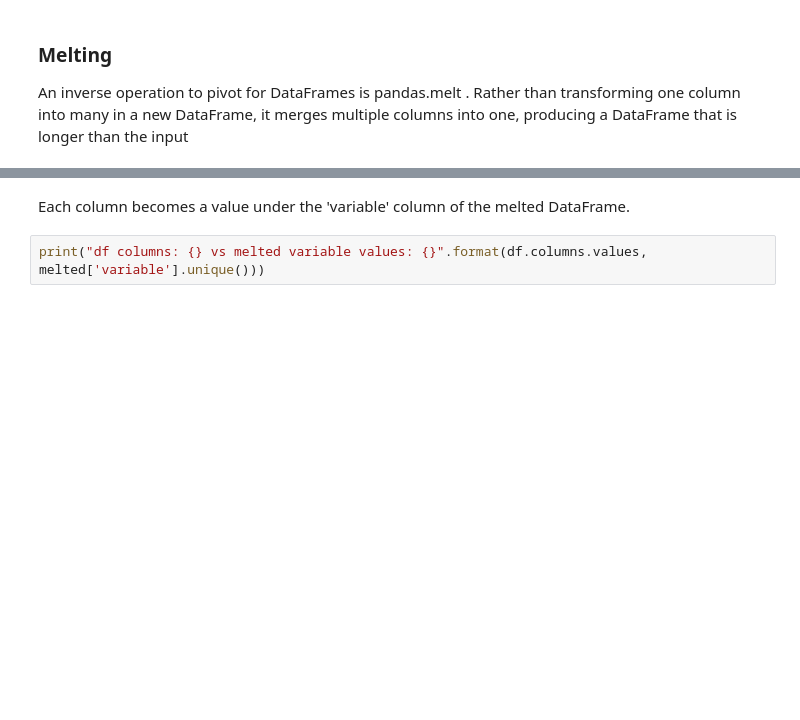
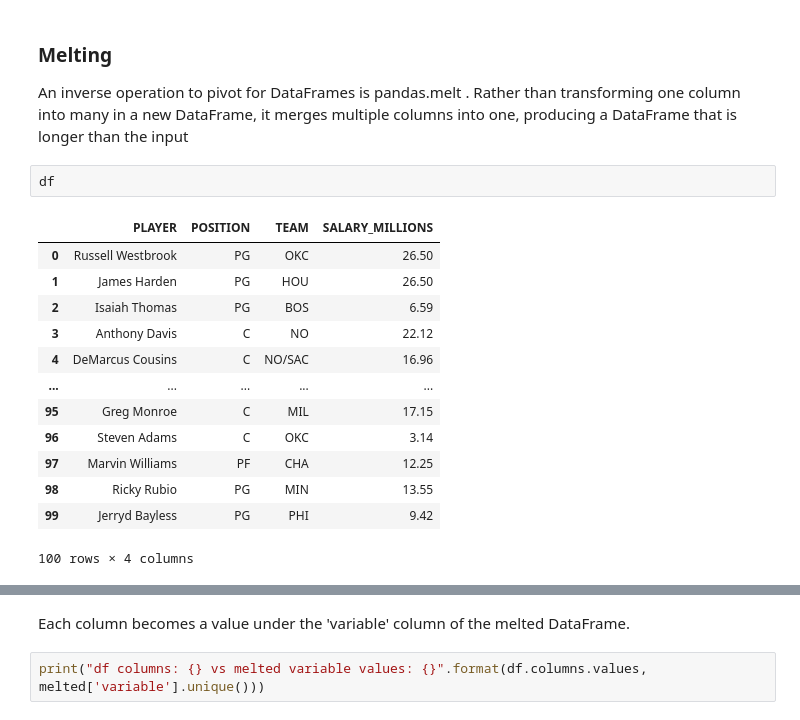
Before and after one commit to acalio/Data-Mining-Course, a Jupyter notebook: Lecture 2-3/Lecture2.ipynb, the cells around one changed output, grey strips where cells are left out. Cells and saved outputs as stored; diff of their text form; blank space fills up the shorter version.

```diff
--- a/Lecture 2-3/Lecture2.ipynb
+++ b/Lecture 2-3/Lecture2.ipynb
@@ -1881,5 +2344,21 @@ pivoted.head()
 An inverse operation to pivot for DataFrames is pandas.melt . Rather than transforming
 one column into many in a new DataFrame, it merges multiple columns into
 one, producing a DataFrame that is longer than the input
+# %%
+df
+# %% [output]
+|  | PLAYER | POSITION | TEAM | SALARY_MILLIONS |
+| 0 | Russell Westbrook | PG | OKC | 26.50 |
+| 1 | James Harden | PG | HOU | 26.50 |
+| 2 | Isaiah Thomas | PG | BOS | 6.59 |
+| 3 | Anthony Davis | C | NO | 22.12 |
+| 4 | DeMarcus Cousins | C | NO/SAC | 16.96 |
+| ... | ... | ... | ... | ... |
+| 95 | Greg Monroe | C | MIL | 17.15 |
+| 96 | Steven Adams | C | OKC | 3.14 |
+| 97 | Marvin Williams | PF | CHA | 12.25 |
+| 98 | Ricky Rubio | PG | MIN | 13.55 |
+| 99 | Jerryd Bayless | PG | PHI | 9.42 |
+100 rows × 4 columns
 # %%
 melted = pd.melt(df, ['TEAM'])
```
Also changed, not shown: parts of 105 cells of this notebook, 12 other files.
